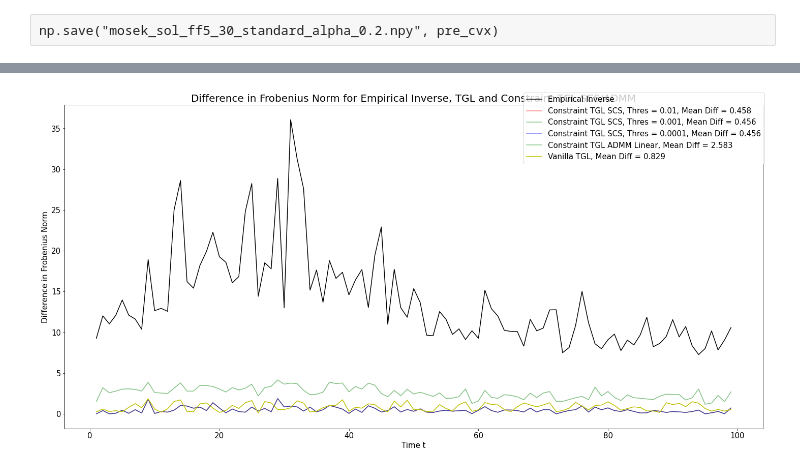
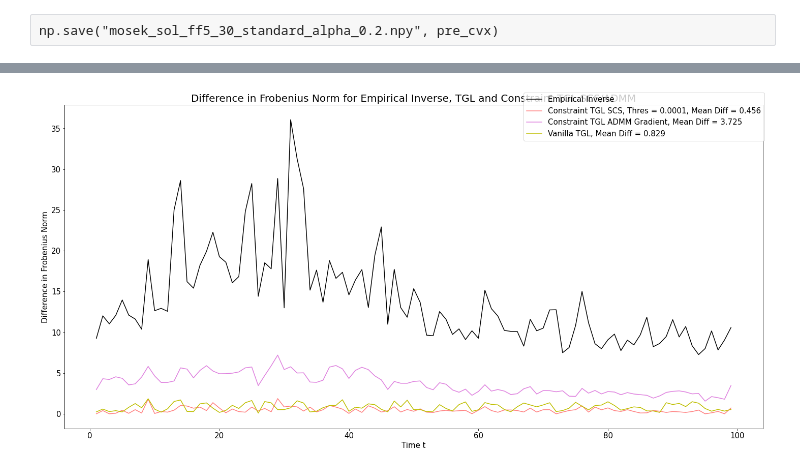
Before and after one commit to atechnicolorskye/post_sum, a Jupyter notebook: regain/equality_constraint_cvxpy_ff5_ip30.ipynb, the cells around one changed output, grey strips where cells are left out. Cells and saved outputs as stored; diff of their text form; code cells hidden in the pictures.

```diff
--- a/regain/equality_constraint_cvxpy_ff5_ip30.ipynb
+++ b/regain/equality_constraint_cvxpy_ff5_ip30.ipynb
@@ -260,11 +269,11 @@ color_index = 0
 ax.plot(range(X_cov.shape[-1]), [sum(sum(abs(tgl.emp_inv[k]) > 0)) for k in range(X_cov.shape[-1])],
         color='k', label=r'Empirical Inverse')
 # for i in [min_pre_tp]:
-for i in [1e-2, 1e-3, 1e-4]:
+for i in [1e-4]:
     supp = [sum(sum(abs(pre[i][t]) > 0)) for t in range(X_cov.shape[-1])]
     mean_supp = np.mean(supp)
-#     ax.plot(range(X_cov.shape[-1]), supp, color='r', alpha=0.5,
-    ax.plot(range(X_cov.shape[-1]), supp, color=colors[color_index], alpha=0.5,
+    ax.plot(range(X_cov.shape[-1]), supp, color='r', alpha=0.5,
+#     ax.plot(range(X_cov.shape[-1]), supp, color=colors[color_index], alpha=0.5,
             label=r'Constraint TGL SCS, Thres = {}, Mean Supp = {}'.format(i, mean_supp))
     color_index += 1
 # # for i in [2.]:
@@ -272,15 +281,16 @@ for i in [1e-2, 1e-3, 1e-4]:
 # #     mean_supp = np.mean(supp)
 # #     ax.plot(range(X_cov.shape[-1]), supp, color='g', alpha=0.5,
 # #             label=r'Constraint TGL ADMM CVX, Div = {}, Mean Supp = {:.3f}'.format(i, mean_supp))
-# supp = [sum(sum(abs(pre_grad[t]) > 0)) for t in range(X_cov.shape[-1])]
-# ax.plot(range(X_cov.shape[-1]), supp, color='m', alpha=0.5,
-#         label=r'Constraint TGL ADMM Gradient, Mean Supp = {:.3f}'.format(np.mean(supp)))
-supp = [sum(sum(abs(pre_tp[t]) > 0)) for t in range(X_cov.shape[-1])]
-ax.plot(range(X_cov.shape[-1]), supp, color='g', alpha=0.5,
-        label=r'Constraint TGL ADMM Linear, Mean Supp = {:.3f}'.format(np.mean(supp)))
-supp = [sum(sum(abs(pre_[t]) > 0)) for t in range(X_cov.shape[-1])]
-ax.plot(range(X_cov.shape[-1]), [sum(sum(abs(pre_[k]) > 0)) for k in range(X_cov.shape[-1])],
-        color='y', label=r'Vanilla TGL, , Mean Supp = {:.3f}'.format(np.mean(supp)))
+supp = [sum(sum(abs(pre_grad[t]) > 0)) for t in range(X_cov.shape[-1])]
+ax.plot(range(X_cov.shape[-1]), supp, color='m', alpha=0.5,
+        label=r'Constraint TGL ADMM Gradient, Mean Supp = {:.3f}'.format(np.mean(supp)))
+# # supp = [sum(sum(abs(pre_tp_thres[1e-4][t]) > 0)) for t in range(X_cov.shape[-1])]
+# supp = [sum(sum(abs(pre_tp[t]) > 0)) for t in range(X_cov.shape[-1])]
+# ax.plot(range(X_cov.shape[-1]), supp, color='g', alpha=0.5,
+#         label=r'Constraint TGL ADMM Linear, Mean Supp = {:.3f}'.format(np.mean(supp)))
+# supp = [sum(sum(abs(pre_[t]) > 0)) for t in range(X_cov.shape[-1])]
+# ax.plot(range(X_cov.shape[-1]), [sum(sum(abs(pre_[k]) > 0)) for k in range(X_cov.shape[-1])],
+#         color='y', label=r'Vanilla TGL, , Mean Supp = {:.3f}'.format(np.mean(supp)))
 
 
 fig.legend(fontsize=15)
@@ -299,40 +309,41 @@ fig, ax = plt.subplots(figsize=(20, 10))
 fig.patch.set_facecolor('white')
 colors = "rgb"
 color_index = 0
 
 diff_emp = [norm(tgl.emp_inv[t] - tgl.emp_inv[t-1], 'fro') for t in range(1, X_cov.shape[-1])]
 ax.plot(range(1, X_cov.shape[-1]), np.array(diff_emp), alpha=1, color='k', label=r'Empirical Inverse')
 # for i in [min_pre_tp]:
-for i in [1e-2, 1e-3, 1e-4]:
+for i in [1e-4]:
     diff = [norm(pre[i][t] - pre[i][t-1], 'fro') for t in range(1, X_cov.shape[-1])]
     mean_diff = np.mean(diff)
-#     ax.plot(range(1, X_cov.shape[-1]), diff, color='r', alpha=0.5,
-    ax.plot(range(1, X_cov.shape[-1]), diff, color=colors[color_index], alpha=0.5,
+    ax.plot(range(1, X_cov.shape[-1]), diff, color='r', alpha=0.5,
+#     ax.plot(range(1, X_cov.shape[-1]), diff, color=colors[color_index], alpha=0.5,
             label=r'Constraint TGL SCS, Thres = {}, Mean Diff = {:.3f}'.format(i, mean_diff))
     color_index += 1
 # # for i in [2.]:
 # #     diff_cvx = [norm(res[i][3][t] - res[i][3][t-1], 'fro') for t in range(1, X_cov.shape[-1])]
 # #     ax.plot(range(1, X_cov.shape[-1]), diff_cvx, color='g', alpha=0.5,
 # #             label=r'Constraint TGL ADMM CVX, Div = {}, Mean Diff = {:.3f}'.format(i, np.mean(diff_cvx)))
-# diff_grad = [norm(pre_grad[t] - pre_grad[t-1], 'fro') for t in range(1, X_cov.shape[-1])]
-# ax.plot(range(1, X_cov.shape[-1]), diff_grad, color='m', alpha=0.5,
-#         label=r'Constraint TGL ADMM Gradient, Mean Diff = {:.3f}'.format(np.mean(diff_grad)))
-diff_grad = [norm(pre_tp[t] - pre_tp[t-1], 'fro') for t in range(1, X_cov.shape[-1])]
-ax.plot(range(1, X_cov.shape[-1]), diff_grad, color='g', alpha=0.5,
-        label=r'Constraint TGL ADMM Linear, Mean Diff = {:.3f}'.format(np.mean(diff_grad)))
+diff_grad = [norm(pre_grad[t] - pre_grad[t-1], 'fro') for t in range(1, X_cov.shape[-1])]
+ax.plot(range(1, X_cov.shape[-1]), diff_grad, color='m', alpha=0.5,
+        label=r'Constraint TGL ADMM Gradient, Mean Diff = {:.3f}'.format(np.mean(diff_grad)))
+# # diff_grad = [norm(pre_tp_thres[1e-2][t] - pre_tp_thres[1e-4][t-1], 'fro') for t in range(1, X_cov.shape[-1])]
+# diff_grad = [norm(pre_tp[t] - pre_tp[t-1], 'fro') for t in range(1, X_cov.shape[-1])]
+# ax.plot(range(1, X_cov.shape[-1]), diff_grad, color='g', alpha=0.5,
+#         label=r'Constraint TGL ADMM Linear, Mean Diff = {:.3f}'.format(np.mean(diff_grad)))
 diff_fit_ = [norm(pre_[t] - pre_[t-1], 'fro') for t in range(1, X_cov.shape[-1])]
 ax.plot(range(1, X_cov.shape[-1]), np.array(diff_fit_), color='y', alpha=1,
         label=r'Vanilla TGL, Mean Diff = {:.3f}'.format(np.mean(diff_fit_)))
 
 
 fig.legend(fontsize=15)
 ax.set_ylabel('Difference in Frobenius Norm', fontsize=15)
 ax.tick_params(axis='both', which='major', labelsize=15)
 ax.set_xlabel('Time t', fontsize=15)
 ax.set_title(r'Difference in Frobenius Norm for Empirical Inverse, TGL and Constraint TGL SCS/ADMM', fontsize=20)
 # ax.set_title(r'Difference in Frobenius Norm for Empirical Inverse, TGL and Constraint TGL SCS', fontsize=20)
 plt.tight_layout()
 # plt.savefig('diff_fro_{}_{}_admm_taylor.pdf'.format(dim_X, dim_fac))
 # plt.savefig('diff_fro_{}_{}_scs.pdf'.format(dim_X, dim_fac))
 # %% [output]
-[figure, old version]
+[figure, new version]
```
Also changed, not shown: parts of 10 cells of this notebook, 4 other files.
